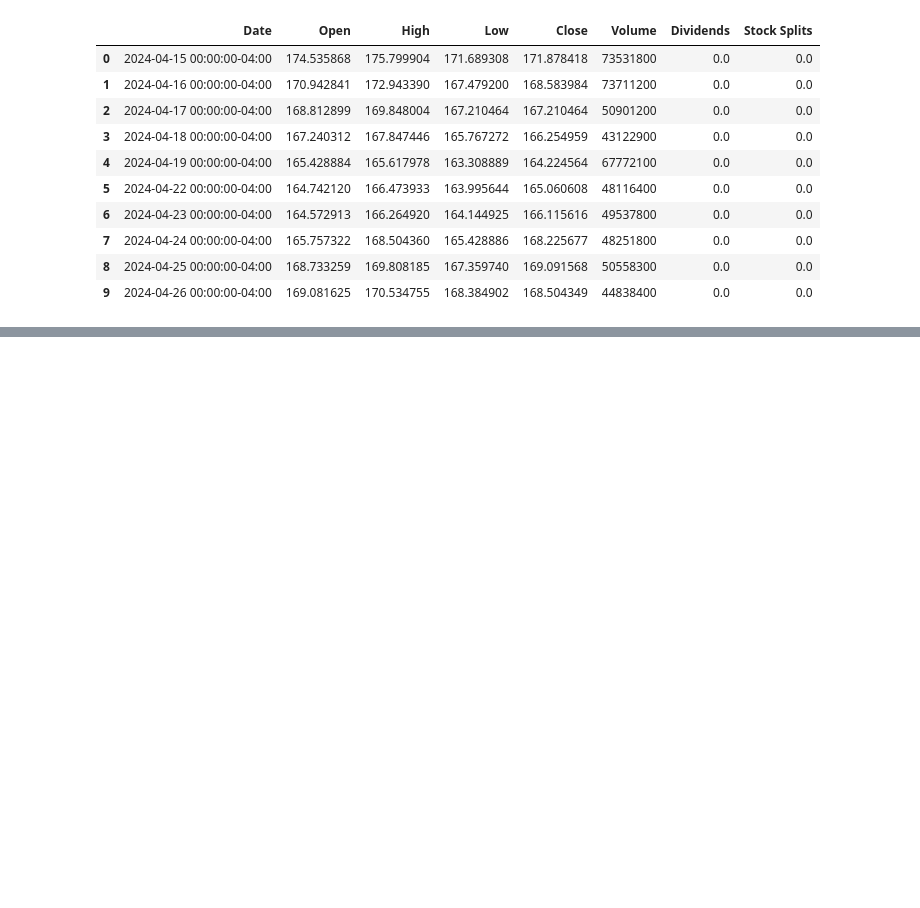
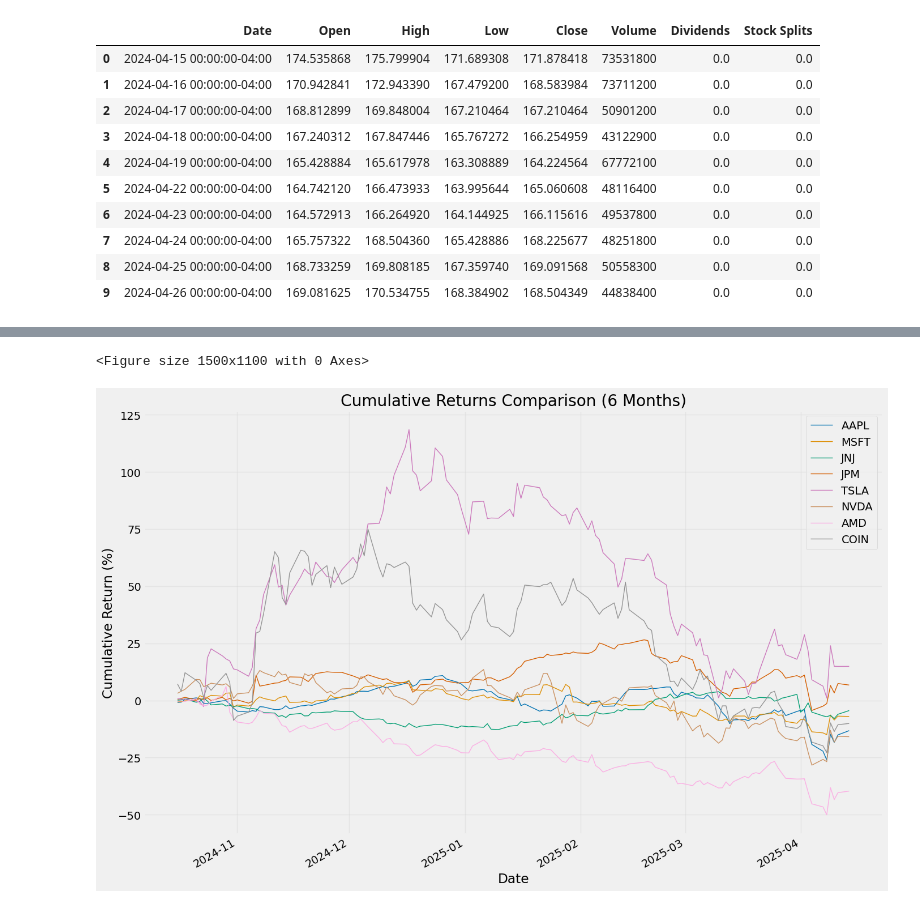
Before and after one commit to julianDalban/financial-dashboard, a Jupyter notebook: notebooks/first_test.ipynb, the cells around one changed output, grey strips where cells are left out. Saved outputs shown, nothing was run; the diff lists cells and outputs as text; code cells hidden in the pictures; blank space fills up the shorter version.

```diff
--- a/notebooks/first_test.ipynb
+++ b/notebooks/first_test.ipynb
@@ -160,0 +186,27 @@ Data with metrics head:
+# %%
+# comparing selected stocks
+tickers = ['AAPL', 'MSFT', 'JNJ', 'JPM', 'TSLA', 'NVDA', 'AMD', 'COIN']
+comparison_data = {}
+
+for ticker in tickers:
+    data = get_stock_data(ticker_symbol=ticker, period='6mo', interval='1d')
+    if data is not None:
+        processed = process_time_series(data)
+        metrics = calculate_basic_metrics(processed)
+        comparison_data[ticker] = metrics['Cum_Return']
+
+# create dataframe object
+comparison_df = pd.DataFrame(comparison_data)
+
+# plot
+plt.figure(figsize=(15, 11))
+comparison_df.plot(figsize=(15, 11), linewidth=1)
+plt.title('Cumulative Returns Comparison (6 Months)')
+plt.xlabel('Date')
+plt.ylabel('Cumulative Return (%)')
+plt.grid(True, alpha=0.3)
+plt.legend()
+plt.show()
+# %% [output]
+<Figure size 1500x1100 with 0 Axes>
+[figure, added]
```
Also changed, not shown: parts of 3 cells of this notebook.
